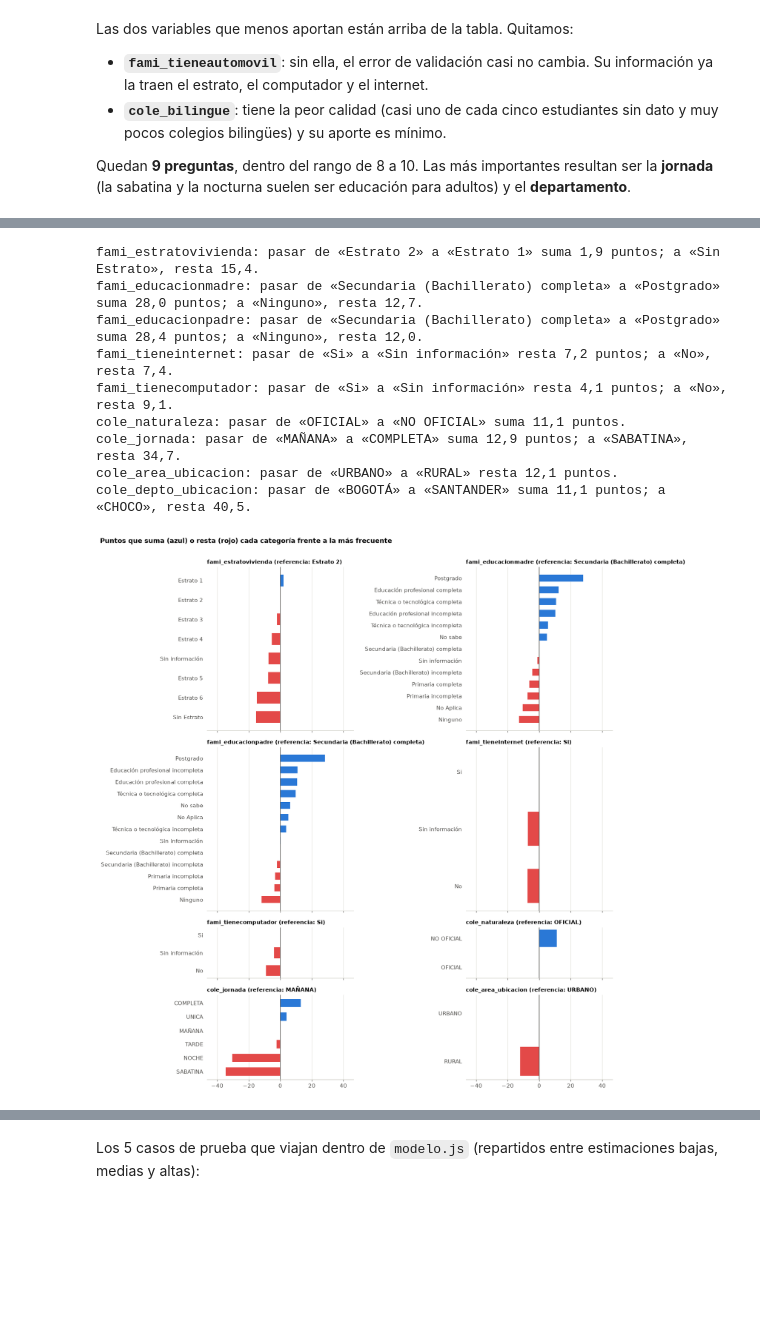
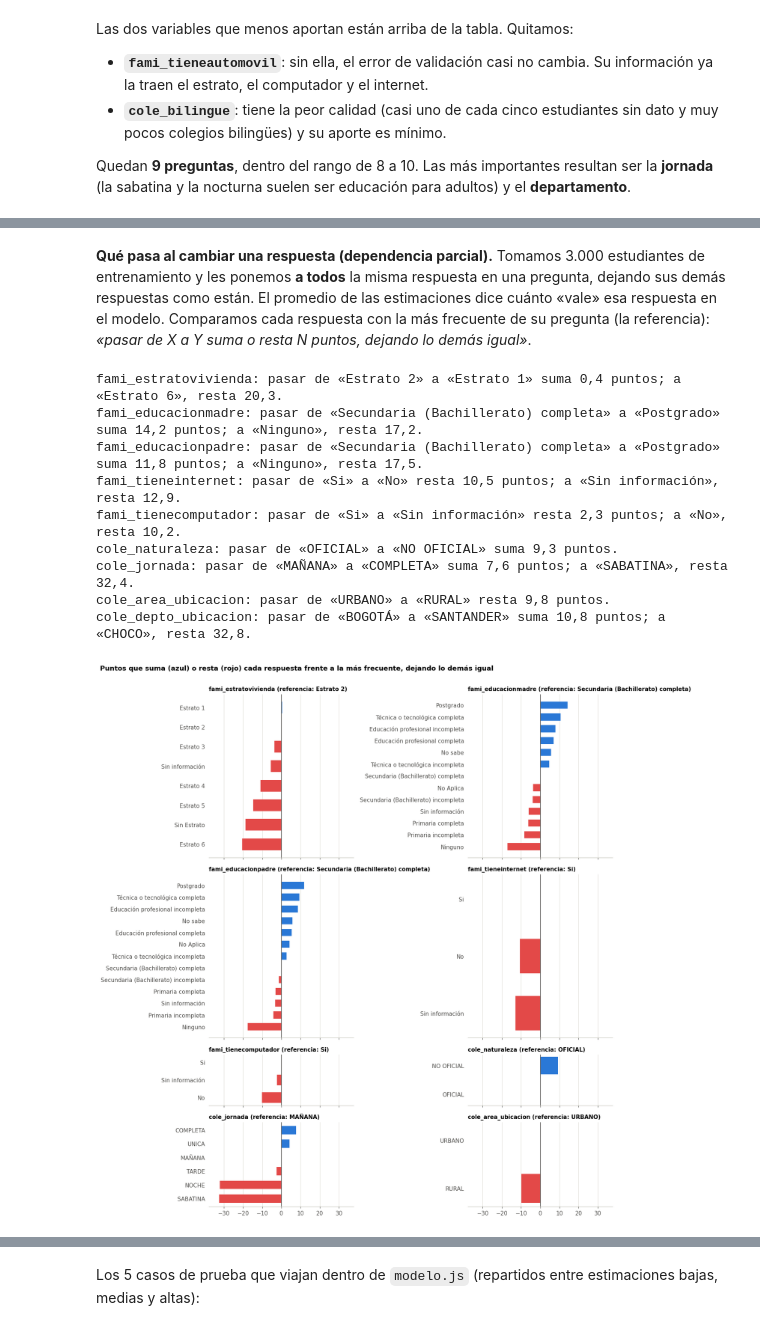
Before and after one commit to Daniel01010101010101/Ejercicio_ejemplo_machine_learning, a Jupyter notebook: notebooks/saber11_modelo.ipynb, the cells around one changed output, grey strips where cells are left out. Saved outputs shown, nothing was run; the diff lists cells and outputs as text; code cells hidden in the pictures; blank space fills up the shorter version.

```diff
--- a/notebooks/saber11_modelo.ipynb
+++ b/notebooks/saber11_modelo.ipynb
@@ -768,19 +819,20 @@ Gradient boosting: MAE 34,6 (8,4 puntos mejor que la base; el lineal, 7,5).
 En el 56 % de los estudiantes de prueba, el puntaje real quedó dentro de ± MAE.
 # %%
-fig, (ax1, ax2) = plt.subplots(1, 2, figsize=(13, 4.6), gridspec_kw={"width_ratios": [1, 1.1]})
-nombres = ["Línea base", "Ridge (desplegado)", "Gradient boosting"]
-valores = [resultados["linea_base"]["mae"], mae, resultados["boosting"]["mae"]]
-ax1.barh(nombres, valores, color=[GRIS, AZUL, GRIS], height=0.55)
+fig, (ax1, ax2) = plt.subplots(1, 2, figsize=(13, 4.8), gridspec_kw={"width_ratios": [1, 1.1]})
+nombres = [f["nombre"].replace(" (", "\n(") for f in comparacion]
+valores = [f["mae"] for f in comparacion]
+ax1.barh(nombres, valores, color=[AZUL if f.get("publicado") else GRIS for f in comparacion], height=0.6)
 for y_pos, valor in enumerate(valores):
     ax1.text(valor + 0.4, y_pos, fmt(valor, 1), va="center", color=TINTA)
 ax1.invert_yaxis()
-ax1.set(title="Error absoluto medio en el set de prueba", xlabel="MAE (puntos; menos es mejor)", xlim=(0, max(valores) * 1.18))
+ax1.set(title="Error absoluto medio en el set de prueba", xlabel="MAE (puntos; menos es mejor)",
+        xlim=(0, max(valores) * 1.18))
 ax1.grid(axis="y", visible=False)
 
 hb = ax2.hexbin(pred_modelo, y_test, gridsize=45, cmap="Blues", mincnt=1, bins="log", linewidths=0)
 ax2.plot([0, 500], [0, 500], color=TINTA, linewidth=1)
-ax2.set(title="Cada estudiante de prueba: estimado vs. real", xlabel="Puntaje estimado", ylabel="Puntaje real",
-        xlim=(100, 450), ylim=(0, 500))
+ax2.set(title="Gradient Boosting: estimado vs. real por estudiante", xlabel="Puntaje estimado",
+        ylabel="Puntaje real", xlim=(100, 450), ylim=(0, 500))
 fig.colorbar(hb, ax=ax2, label="Estudiantes (escala log)")
 plt.tight_layout()
 plt.show()
@@ -832,0 +984,13 @@ La misma información en frases: para cada variable, qué pasa al cambiar la res
+# %%
+muestra_train = x_train.sample(n=5000, random_state=SEMILLA)
+_, _, aportes = recorrer_arboles(arboles, modelo.named_steps["preprocesamiento"].transform(muestra_train),
+                                 variable_de_columna, len(VARIABLES))
+importancia = pd.Series(np.abs(aportes).mean(axis=0), index=VARIABLES).sort_values()
+fig, ax = plt.subplots(figsize=(8.5, 3.8))
+ax.barh(importancia.index, importancia.values, color=AZUL, height=0.6)
+for y_pos, valor in enumerate(importancia.values):
+    ax.text(valor + 0.1, y_pos, f"± {fmt(valor, 1)}", va="center", color=TINTA)
+ax.set(title="Cuánto mueve cada pregunta la estimación (promedio en 5.000 estudiantes)", xlabel="Puntos",
+       xlim=(0, importancia.max() * 1.2))
+ax.grid(axis="y", visible=False)
+plt.show()
@@ -833,10 +999,23 @@ La misma información en frases: para cada variable, qué pasa al cambiar la res
+# %% [markdown]
+**Qué pasa al cambiar una respuesta (dependencia parcial).** Tomamos 3.000 estudiantes de entrenamiento y les ponemos **a todos** la misma respuesta en una pregunta, dejando sus demás respuestas como están. El promedio de las estimaciones dice cuánto «vale» esa respuesta en el modelo. Comparamos cada respuesta con la más frecuente de su pregunta (la referencia): *«pasar de X a Y suma o resta N puntos, dejando lo demás igual»*.
 # %%
+muestra_pd = x_train.sample(n=3000, random_state=SEMILLA)
+filas = []
+for variable in VARIABLES:
+    conteo = x_train[variable].value_counts()
+    referencia = conteo.idxmax()
+    # Solo respuestas que aparecen en el formulario (al menos MIN_CASOS estudiantes en train).
+    promedios = {c: modelo.predict(muestra_pd.assign(**{variable: c})).mean() for c in conteo[conteo >= MIN_CASOS].index}
+    for categoria, promedio in promedios.items():
+        filas.append({"variable": variable, "categoría": categoria, "vs. más frecuente": promedio - promedios[referencia],
+                      "referencia": referencia, "estudiantes (train)": int(conteo[categoria])})
+visibles = pd.DataFrame(filas)
+
+
 def frase(puntos):
     return f"suma {fmt(puntos, 1)}" if puntos >= 0 else f"resta {fmt(-puntos, 1)}"
 
 
-# Solo categorías que aparecen en el formulario (al menos MIN_CASOS estudiantes en train).
-visibles = tabla_coef[tabla_coef["estudiantes (train)"] >= MIN_CASOS]
 for variable, grupo in visibles.groupby("variable", sort=False):
     ref = grupo["referencia"].iloc[0]
     otras = grupo[grupo["categoría"] != ref]
@@ -847,40 +1026,40 @@ for variable, grupo in visibles.groupby("variable", sort=False):
         texto += f"; a «{baja['categoría']}», {frase(baja['vs. más frecuente'])}"
     print(texto + ".")
 # %% [output]
-fami_estratovivienda: pasar de «Estrato 2» a «Estrato 1» suma 1,9 puntos; a «Sin Estrato», resta 15,4.
-fami_educacionmadre: pasar de «Secundaria (Bachillerato) completa» a «Postgrado» suma 28,0 puntos; a «Ninguno», resta 12,7.
-fami_educacionpadre: pasar de «Secundaria (Bachillerato) completa» a «Postgrado» suma 28,4 puntos; a «Ninguno», resta 12,0.
-fami_tieneinternet: pasar de «Si» a «Sin información» resta 7,2 puntos; a «No», resta 7,4.
-fami_tienecomputador: pasar de «Si» a «Sin información» resta 4,1 puntos; a «No», resta 9,1.
-cole_naturaleza: pasar de «OFICIAL» a «NO OFICIAL» suma 11,1 puntos.
-cole_jornada: pasar de «MAÑANA» a «COMPLETA» suma 12,9 puntos; a «SABATINA», resta 34,7.
-cole_area_ubicacion: pasar de «URBANO» a «RURAL» resta 12,1 puntos.
-cole_depto_ubicacion: pasar de «BOGOTÁ» a «SANTANDER» suma 11,1 puntos; a «CHOCO», resta 40,5.
+fami_estratovivienda: pasar de «Estrato 2» a «Estrato 1» suma 0,4 puntos; a «Estrato 6», resta 20,3.
+fami_educacionmadre: pasar de «Secundaria (Bachillerato) completa» a «Postgrado» suma 14,2 puntos; a «Ninguno», resta 17,2.
+fami_educacionpadre: pasar de «Secundaria (Bachillerato) completa» a «Postgrado» suma 11,8 puntos; a «Ninguno», resta 17,5.
+fami_tieneinternet: pasar de «Si» a «No» resta 10,5 puntos; a «Sin información», resta 12,9.
+fami_tienecomputador: pasar de «Si» a «Sin información» resta 2,3 puntos; a «No», resta 10,2.
+cole_naturaleza: pasar de «OFICIAL» a «NO OFICIAL» suma 9,3 puntos.
+cole_jornada: pasar de «MAÑANA» a «COMPLETA» suma 7,6 puntos; a «SABATINA», resta 32,4.
+cole_area_ubicacion: pasar de «URBANO» a «RURAL» resta 9,8 puntos.
+cole_depto_ubicacion: pasar de «BOGOTÁ» a «SANTANDER» suma 10,8 puntos; a «CHOCO», resta 32,8.
 # %%
 otras = [v for v in VARIABLES if v != "cole_depto_ubicacion"]
 columnas_grafica = 2
 filas_grafica = math.ceil(len(otras) / columnas_grafica)
 alturas = [max(len(visibles[visibles.variable == v]) for v in otras[i:i + columnas_grafica]) + 1.5
            for i in range(0, len(otras), columnas_grafica)]
 fig, ejes = plt.subplots(filas_grafica, columnas_grafica, figsize=(13, sum(alturas) * 0.32 + 1),
                          gridspec_kw={"height_ratios": alturas}, sharex=True)
 limite = visibles["vs. más frecuente"].abs().max() * 1.15
 for ax, variable in zip(ejes.flat, otras):
     grupo = visibles[visibles.variable == variable].sort_values("vs. más frecuente")
     colores = [GRIS if abs(d) < 1e-9 else (AZUL if d > 0 else ROJO) for d in grupo["vs. más frecuente"]]
     ax.barh(grupo["categoría"], grupo["vs. más frecuente"], color=colores, height=0.6)
     ax.axvline(0, color=TINTA_2, linewidth=1)
     ax.set_title(f"{variable} (referencia: {grupo['referencia'].iloc[0]})", fontsize=10)
     ax.set_xlim(-limite, limite)
     ax.grid(axis="y", visible=False)
 for ax in list(ejes.flat)[len(otras):]:
     ax.set_visible(False)
-fig.suptitle("Puntos que suma (azul) o resta (rojo) cada categoría frente a la más frecuente", x=0.01, ha="left",
+fig.suptitle("Puntos que suma (azul) o resta (rojo) cada respuesta frente a la más frecuente, dejando lo demás igual", x=0.01, ha="left",
              fontweight="bold")
 plt.tight_layout(rect=(0, 0, 1, 0.975))
 plt.show()
 # %% [output]
-[figure, old version]
+[figure, new version]
 # %%
 grupo = visibles[visibles.variable == "cole_depto_ubicacion"].sort_values("vs. más frecuente")
 fig, ax = plt.subplots(figsize=(9, len(grupo) * 0.26 + 1))
```
Also changed, not shown: parts of 47 cells of this notebook, 5 other files.
